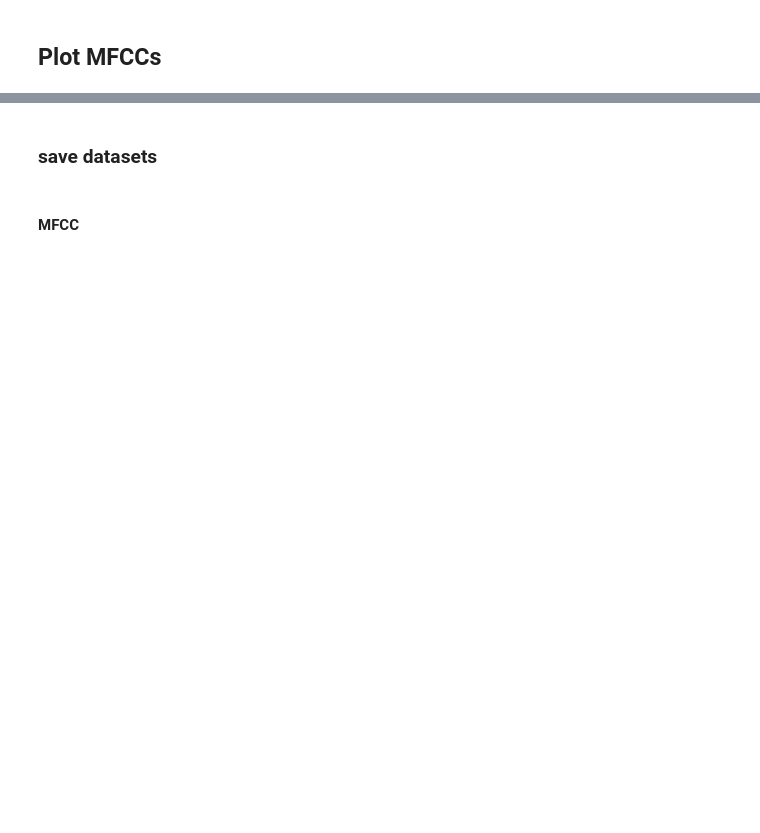
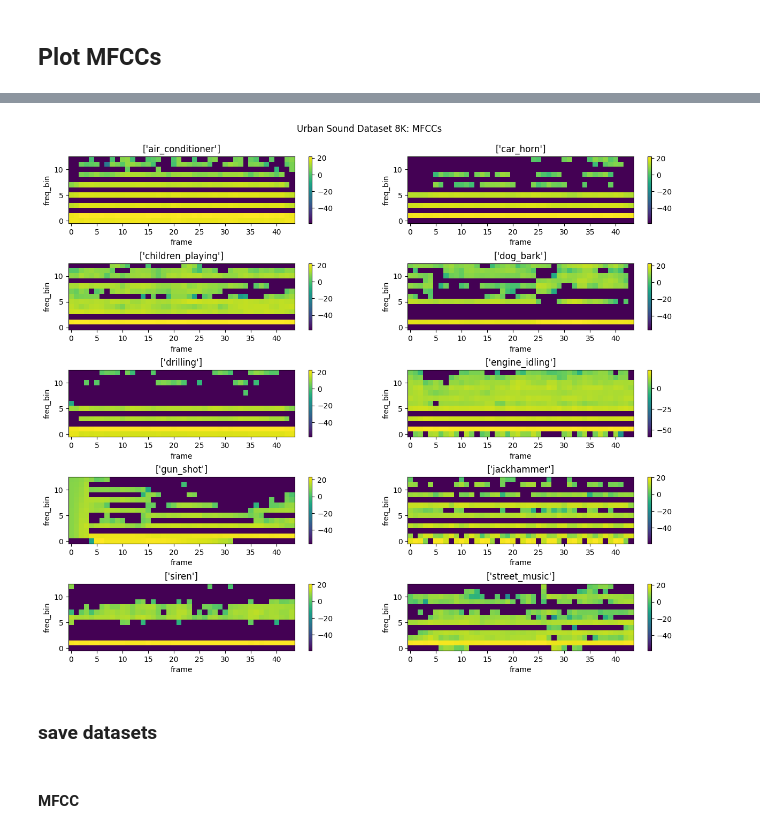
Before and after one commit to alextavern/musicAI, a Jupyter notebook: UrbanSound8K_Data_exploration+feature_extraction.ipynb, the cells around one changed output, grey strips where cells are left out. Cells and saved outputs as stored; diff of their text form; code cells hidden in the pictures; blank space fills up the shorter version.

```diff
--- a/UrbanSound8K_Data_exploration+feature_extraction.ipynb
+++ b/UrbanSound8K_Data_exploration+feature_extraction.ipynb
@@ -504,3 +505,26 @@ plt.savefig("figures/USDprocessed_mfcc.png", bbox_inches='tight')
+# %%
+sample_idx = 3
+n_rows = int((len(labels.keys()) / 2))
+
+fig, axs = plt.subplots(nrows=n_rows, ncols=2, figsize=(15, 12))
+plt.subplots_adjust(hspace=0.6)
+fig.suptitle("Urban Sound Dataset 8K: MFCCs", y=0.93)
+
+for label, ax in zip(labels.keys(), axs.ravel()):
+    index = df.index[df['class']==label].tolist()
+    waveform, sample_rate, label = dataset_mfcc[index[sample_idx]]
+
+    im = ax.imshow(librosa.power_to_db(waveform[0]), origin="lower", aspect="auto")
+    fig.colorbar(im, ax=ax)
+#     plt.show(block=False)
+    key = [k for k, v in labels.items() if v == label]
+    ax.set_title(key)
+    ax.set_xlabel('frame')
+    ax.set_ylabel('freq_bin')
+
+# plt.savefig("figures/USDprocessed_mfcc.png", bbox_inches='tight')
+# %% [output]
+[figure, added]
 # %% [markdown]
 ### save datasets
 # %%
```
Also changed, not shown: parts of 20 cells of this notebook.
